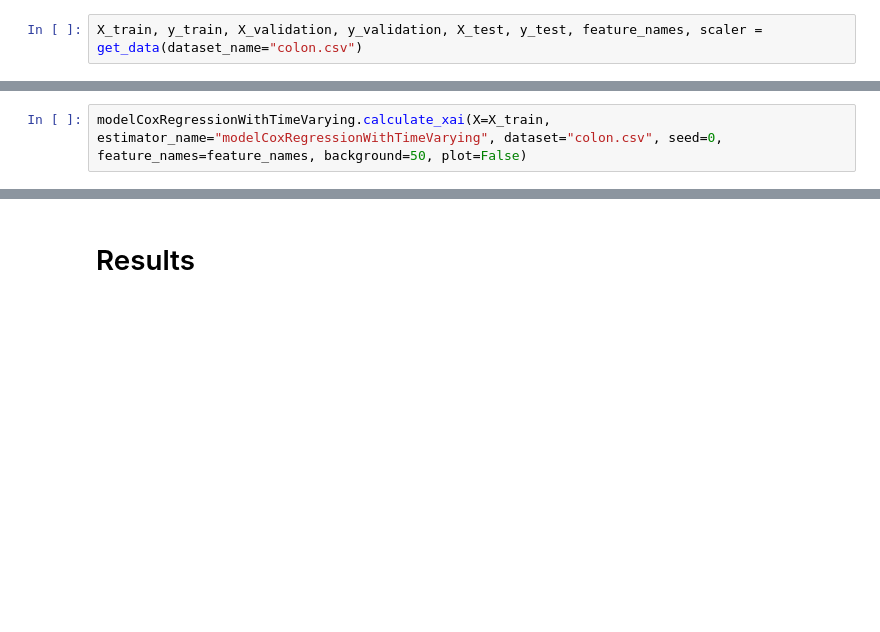
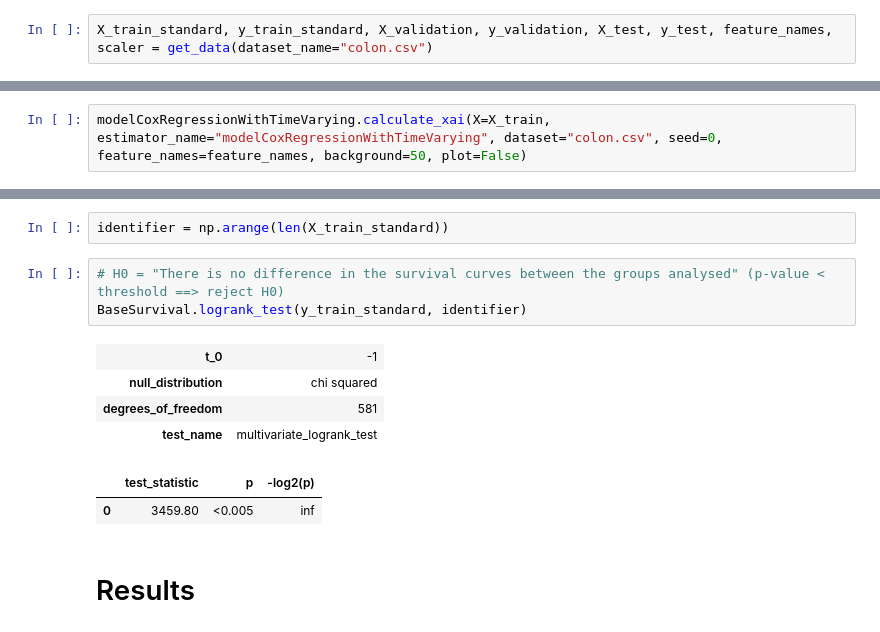
Before and after one commit to ayrna/bsix, a Jupyter notebook: Tutorial.ipynb, the cells around one changed output, grey strips where cells are left out. Saved outputs shown, nothing was run; the diff lists cells and outputs as text; blank space fills up the shorter version.

```diff
--- a/Tutorial.ipynb
+++ b/Tutorial.ipynb
@@ -19,7 +11,7 @@ from MATRIX.utils import get_data, get_metrics, get_results, get_xai, save_resul
 # %% [markdown]
 ### Get data
 # %%
-X_train, y_train, X_validation, y_validation, X_test, y_test, feature_names, scaler = get_data(dataset_name="colon.csv")
+X_train_standard, y_train_standard, X_validation, y_validation, X_test, y_test, feature_names, scaler = get_data(dataset_name="colon.csv")
 # %% [output]
 - - - - colon.csv (csv) - - - -
 
@@ -231,3 +253,15 @@ modelCoxRegressionWithTimeVarying.calculate_xai(X=X_train, estimator_name="model
+# %%
+identifier = np.arange(len(X_train_standard))
+# %%
+# H0 = "There is no difference in the survival curves between the groups analysed" (p-value < threshold ==> reject H0)
+BaseSurvival.logrank_test(y_train_standard, identifier)
+# %% [output]
+| t_0 | -1 |
+| null_distribution | chi squared |
+| degrees_of_freedom | 581 |
+| test_name | multivariate_logrank_test |
+|  | test_statistic | p | -log2(p) |
+| 0 | 3459.80 | <0.005 | inf |
 # %% [markdown]
 # Results
 # %% [markdown]
```
Also changed, not shown: parts of 22 cells of this notebook, 9 other files.
